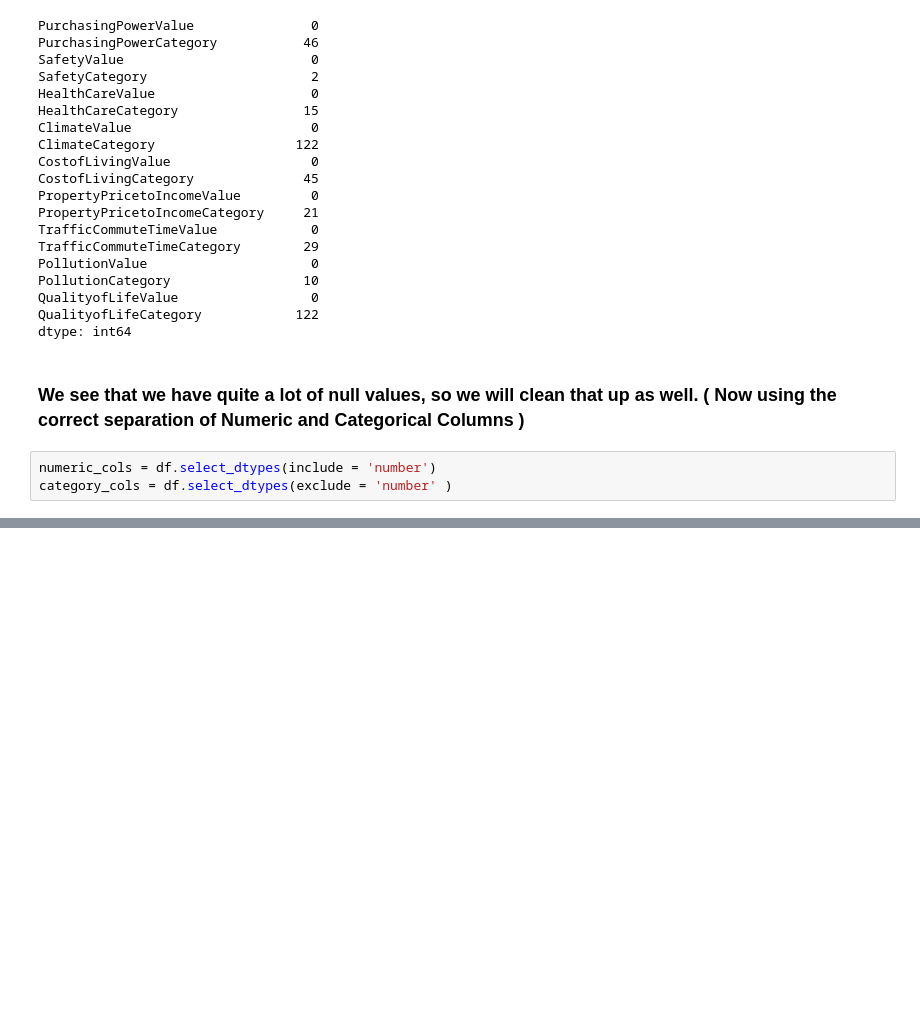
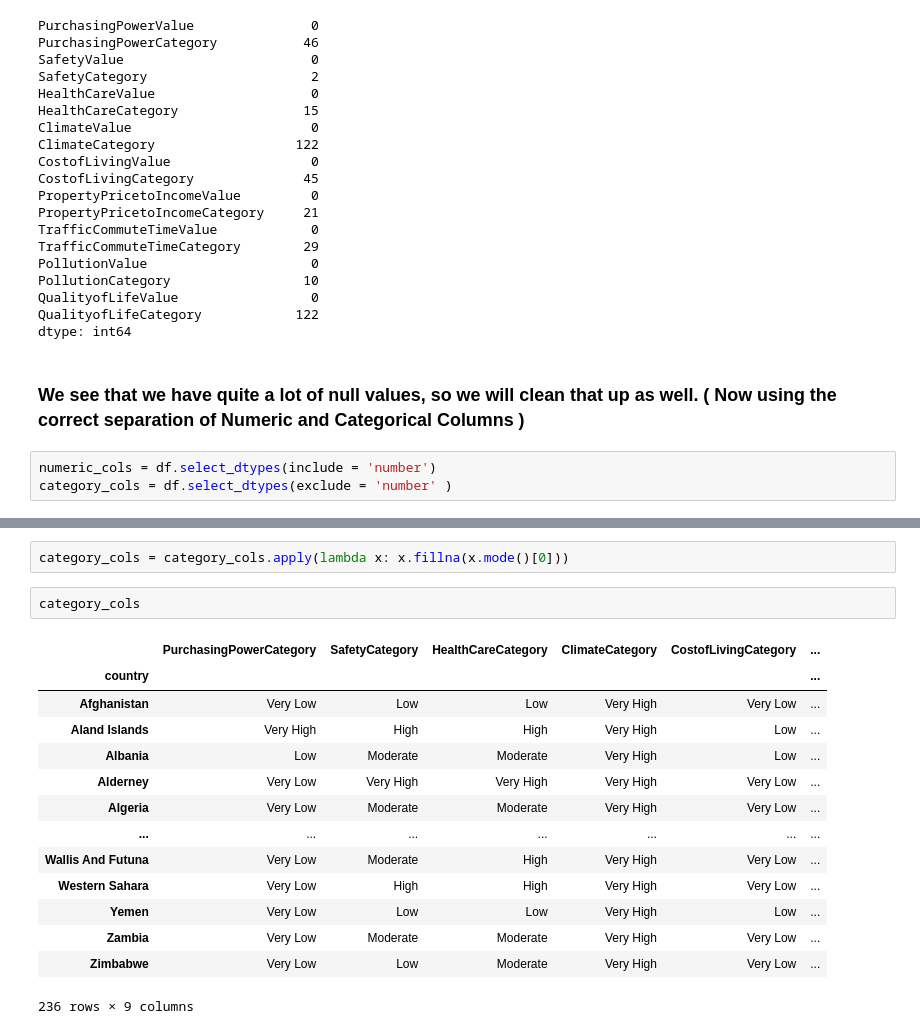
Before and after one commit to Himson2006/Quality-Of-Life-Analysis, a Jupyter notebook: quality-of-life.ipynb, the cells around one changed output, grey strips where cells are left out. Saved outputs shown, nothing was run; the diff lists cells and outputs as text; blank space fills up the shorter version.

```diff
--- a/quality-of-life.ipynb
+++ b/quality-of-life.ipynb
@@ -225,0 +247,19 @@ numeric_cols
+# %%
+category_cols = category_cols.apply(lambda x: x.fillna(x.mode()[0]))
+# %%
+category_cols
+# %% [output]
+|  | PurchasingPowerCategory | SafetyCategory | HealthCareCategory | ClimateCategory | CostofLivingCategory | ... |
+| country |  |  |  |  |  | ... |
+| Afghanistan | Very Low | Low | Low | Very High | Very Low | ... |
+| Aland Islands | Very High | High | High | Very High | Low | ... |
+| Albania | Low | Moderate | Moderate | Very High | Low | ... |
+| Alderney | Very Low | Very High | Very High | Very High | Very Low | ... |
+| Algeria | Very Low | Moderate | Moderate | Very High | Very Low | ... |
+| ... | ... | ... | ... | ... | ... | ... |
+| Wallis And Futuna | Very Low | Moderate | High | Very High | Very Low | ... |
+| Western Sahara | Very Low | High | High | Very High | Very Low | ... |
+| Yemen | Very Low | Low | Low | Very High | Low | ... |
+| Zambia | Very Low | Moderate | Moderate | Very High | Very Low | ... |
+| Zimbabwe | Very Low | Low | Moderate | Very High | Very Low | ... |
+236 rows × 9 columns
```
Also changed, not shown: parts of 8 cells of this notebook.
